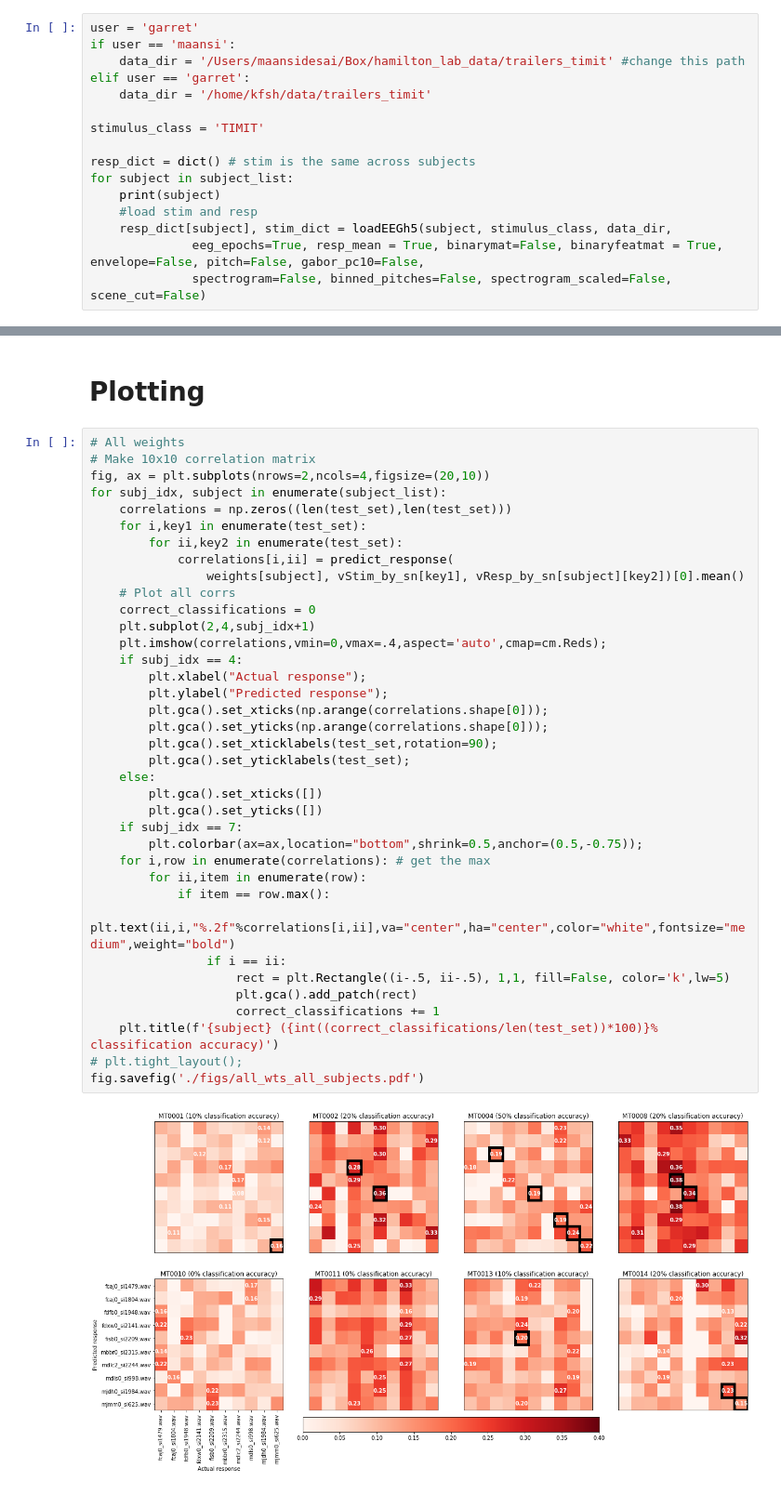
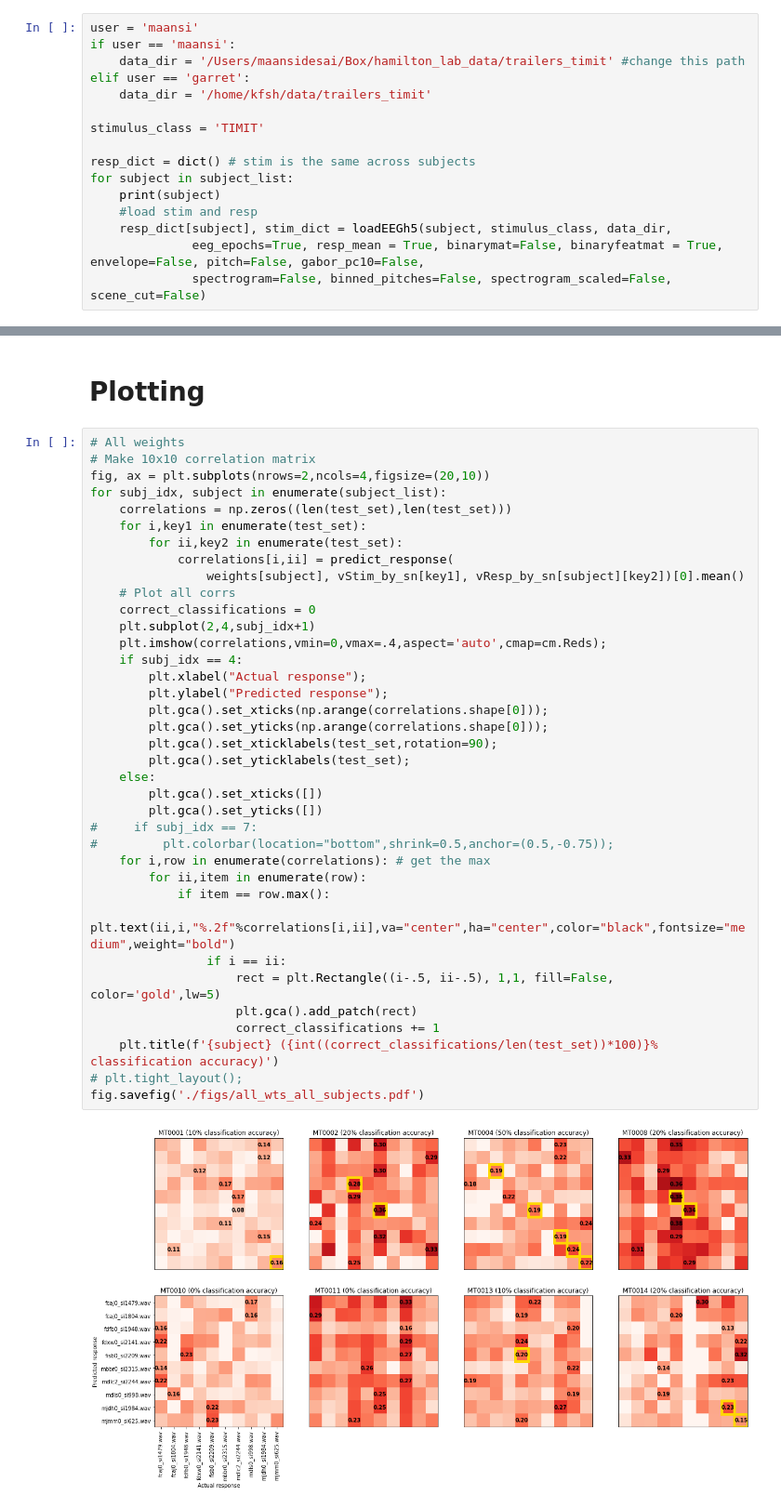
Before and after one commit to maansidesai/eeg_timit_classification, a Jupyter notebook: sentence_classification_all_subjects.ipynb, the cells around one changed output, grey strips where cells are left out. Shown at 93% size. Drawn from its saved outputs; the diff is of its cells as text.

Commit message:
stats and recent figures

```diff
--- a/sentence_classification_all_subjects.ipynb
+++ b/sentence_classification_all_subjects.ipynb
@@ -17,7 +22,7 @@ subject_list = ['MT0001', 'MT0002', 'MT0004', 'MT0008',
 # %% [markdown]
 ## Load data
 # %%
-user = 'garret'
+user = 'maansi'
 if user == 'maansi':
     data_dir = '/Users/maansidesai/Box/hamilton_lab_data/trailers_timit' #change this path
 elif user == 'garret':
@@ -104,35 +109,35 @@ fig, ax = plt.subplots(nrows=2,ncols=4,figsize=(20,10))
 for subj_idx, subject in enumerate(subject_list):
     correlations = np.zeros((len(test_set),len(test_set)))
     for i,key1 in enumerate(test_set):
         for ii,key2 in enumerate(test_set):
             correlations[i,ii] = predict_response(
                 weights[subject], vStim_by_sn[key1], vResp_by_sn[subject][key2])[0].mean()
     # Plot all corrs
     correct_classifications = 0
     plt.subplot(2,4,subj_idx+1)
     plt.imshow(correlations,vmin=0,vmax=.4,aspect='auto',cmap=cm.Reds);
     if subj_idx == 4:
         plt.xlabel("Actual response");
         plt.ylabel("Predicted response");
         plt.gca().set_xticks(np.arange(correlations.shape[0]));
         plt.gca().set_yticks(np.arange(correlations.shape[0]));
         plt.gca().set_xticklabels(test_set,rotation=90);
         plt.gca().set_yticklabels(test_set);
     else:
         plt.gca().set_xticks([])
         plt.gca().set_yticks([])
-    if subj_idx == 7:
-        plt.colorbar(ax=ax,location="bottom",shrink=0.5,anchor=(0.5,-0.75));
+#     if subj_idx == 7:
+#         plt.colorbar(location="bottom",shrink=0.5,anchor=(0.5,-0.75));
     for i,row in enumerate(correlations): # get the max
         for ii,item in enumerate(row):
             if item == row.max():
-                plt.text(ii,i,"%.2f"%correlations[i,ii],va="center",ha="center",color="white",fontsize="medium",weight="bold")
+                plt.text(ii,i,"%.2f"%correlations[i,ii],va="center",ha="center",color="black",fontsize="medium",weight="bold")
                 if i == ii:
-                    rect = plt.Rectangle((i-.5, ii-.5), 1,1, fill=False, color='k',lw=5)
+                    rect = plt.Rectangle((i-.5, ii-.5), 1,1, fill=False, color='gold',lw=5)
                     plt.gca().add_patch(rect)
                     correct_classifications += 1
     plt.title(f'{subject} ({int((correct_classifications/len(test_set))*100)}% classification accuracy)')
 # plt.tight_layout();
 fig.savefig('./figs/all_wts_all_subjects.pdf')
 # %% [output]
-[figure, old version]
+[figure, new version]
```
Also changed, not shown: parts of 4 cells of this notebook, 5 other files.
